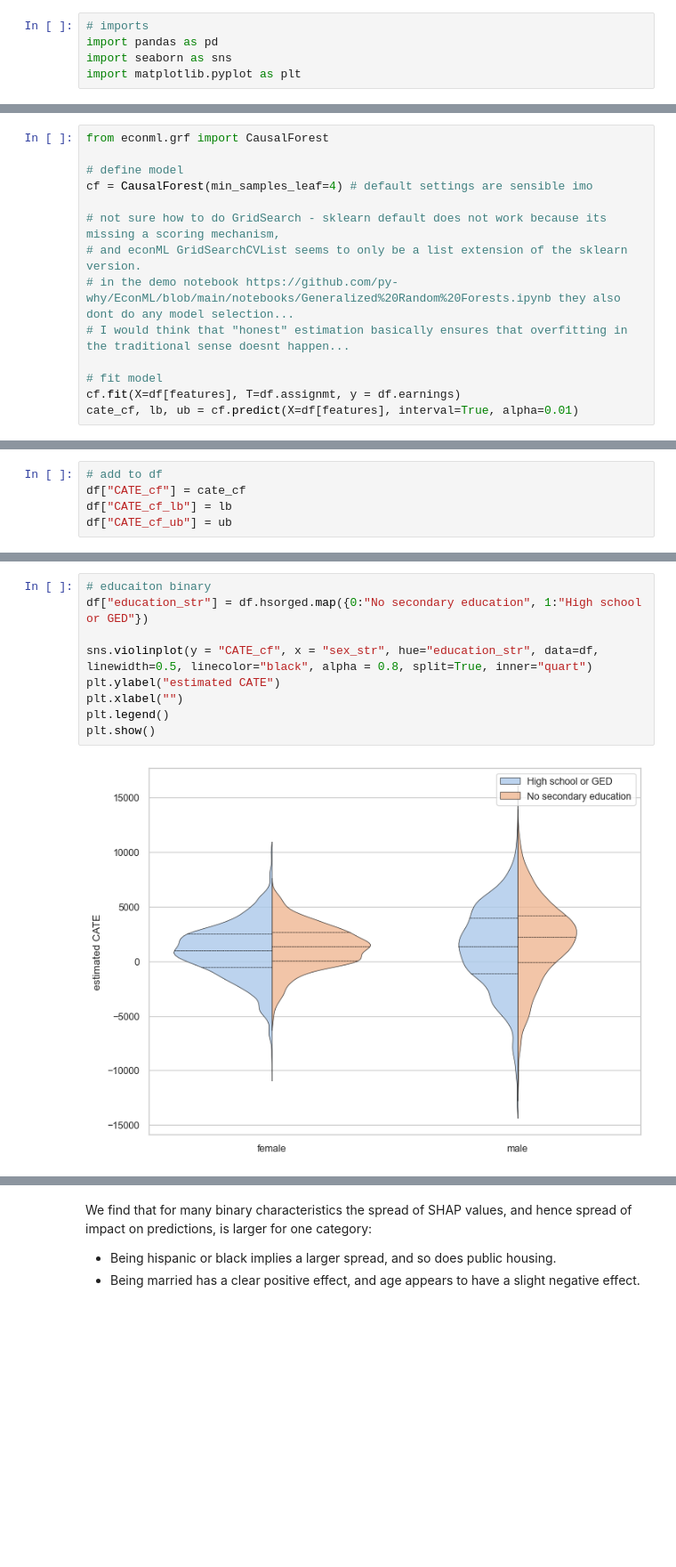
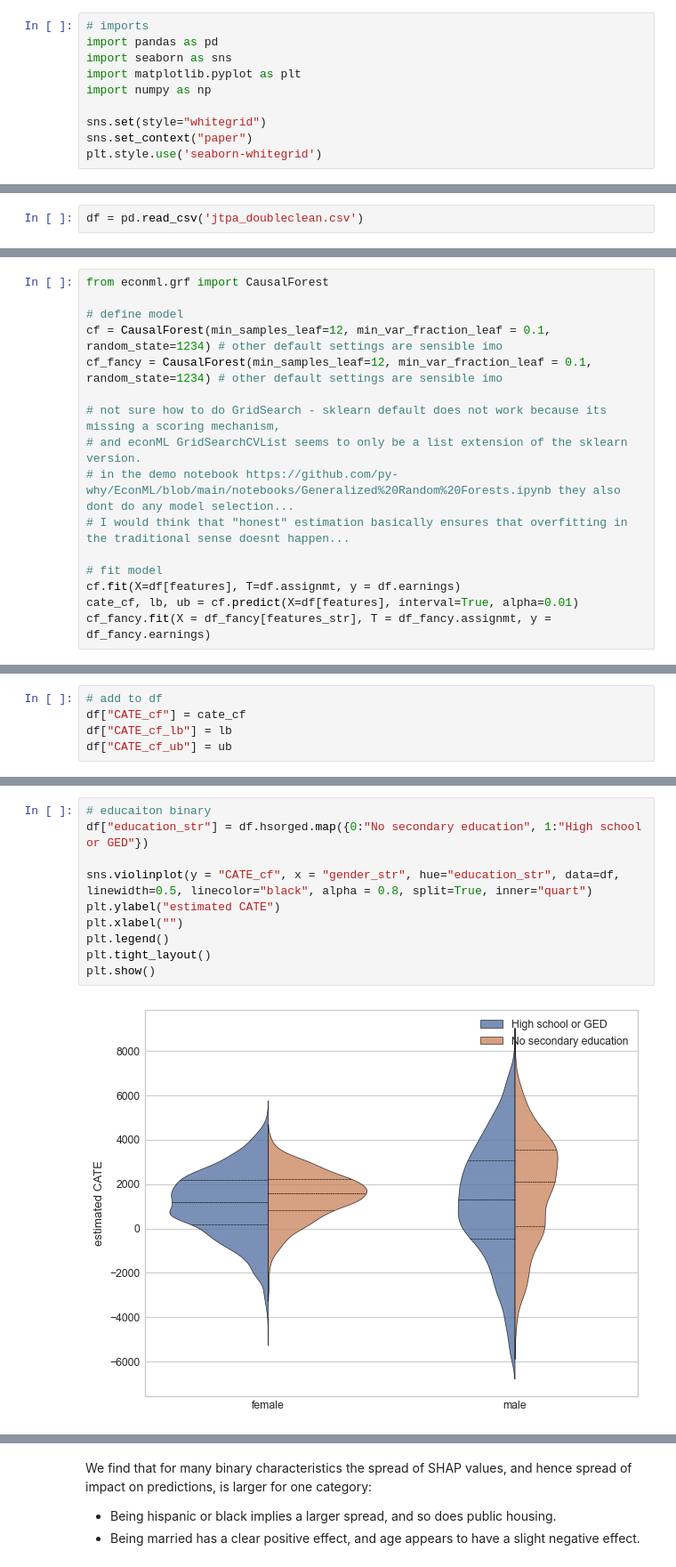
Before and after one commit to lasse-meixner/SHAP_in_econ, a Jupyter notebook: jtpa/cleaned_first_look.ipynb, the cells around one changed output, grey strips where cells are left out. Shown at 89% size. Drawn from its saved outputs; the diff is of its cells as text; blank space fills up the shorter version.

```diff
--- a/jtpa/cleaned_first_look.ipynb
+++ b/jtpa/cleaned_first_look.ipynb
@@ -10,3 +10,8 @@ It seems to be only for adults (for which the study found significant average ef
 import pandas as pd
 import seaborn as sns
 import matplotlib.pyplot as plt
+import numpy as np
+
+sns.set(style="whitegrid")
+sns.set_context("paper")
+plt.style.use('seaborn-whitegrid')
@@ -174,6 +181,8 @@ df[continuous_features + ["assignmt"]].groupby('assignmt').mean()
 | assignmt |  |  |  |
 | 0 | 33.13573 | 15355.350790 | 3341.921104 |
 | 1 | 32.96593 | 16502.691222 | 3252.071102 |
+# %%
+df = pd.read_csv('jtpa_doubleclean.csv')
 # %%
 # latex table
 features = ['afdc', 'sex', 'married', 'pbhous', 'hsorged', 'black', 'hispanic', 'wkless13','age', 'prevearn']
@@ -582,7 +607,8 @@ I will first consider a Causal Forest where I treat assignment as my treatment,
 from econml.grf import CausalForest
 
 # define model
-cf = CausalForest(min_samples_leaf=4) # default settings are sensible imo
+cf = CausalForest(min_samples_leaf=12, min_var_fraction_leaf = 0.1, random_state=1234) # other default settings are sensible imo
+cf_fancy = CausalForest(min_samples_leaf=12, min_var_fraction_leaf = 0.1, random_state=1234) # other default settings are sensible imo
 
 # not sure how to do GridSearch - sklearn default does not work because its missing a scoring mechanism,
 # and econML GridSearchCVList seems to only be a list extension of the sklearn version.
@@ -592,3 +618,4 @@ cf = CausalForest(min_samples_leaf=4) # default settings are sensible imo
 # fit model
 cf.fit(X=df[features], T=df.assignmt, y = df.earnings)
 cate_cf, lb, ub = cf.predict(X=df[features], interval=True, alpha=0.01)
+cf_fancy.fit(X = df_fancy[features_str], T = df_fancy.assignmt, y = df_fancy.earnings)
@@ -735,14 +747,15 @@ plt.show()
 # %%
 # educaiton binary
 df["education_str"] = df.hsorged.map({0:"No secondary education", 1:"High school or GED"})
 
-sns.violinplot(y = "CATE_cf", x = "sex_str", hue="education_str", data=df, linewidth=0.5, linecolor="black", alpha = 0.8, split=True, inner="quart")
+sns.violinplot(y = "CATE_cf", x = "gender_str", hue="education_str", data=df, linewidth=0.5, linecolor="black", alpha = 0.8, split=True, inner="quart")
 plt.ylabel("estimated CATE")
 plt.xlabel("")
 plt.legend()
+plt.tight_layout()
 plt.show()
 # %% [output]
-[figure, old version]
+[figure, new version]
 # %%
 # apply SHAP
 from shap.explainers import _tree # imports local fork
```
Also changed, not shown: parts of 55 cells of this notebook, 2 other files.
